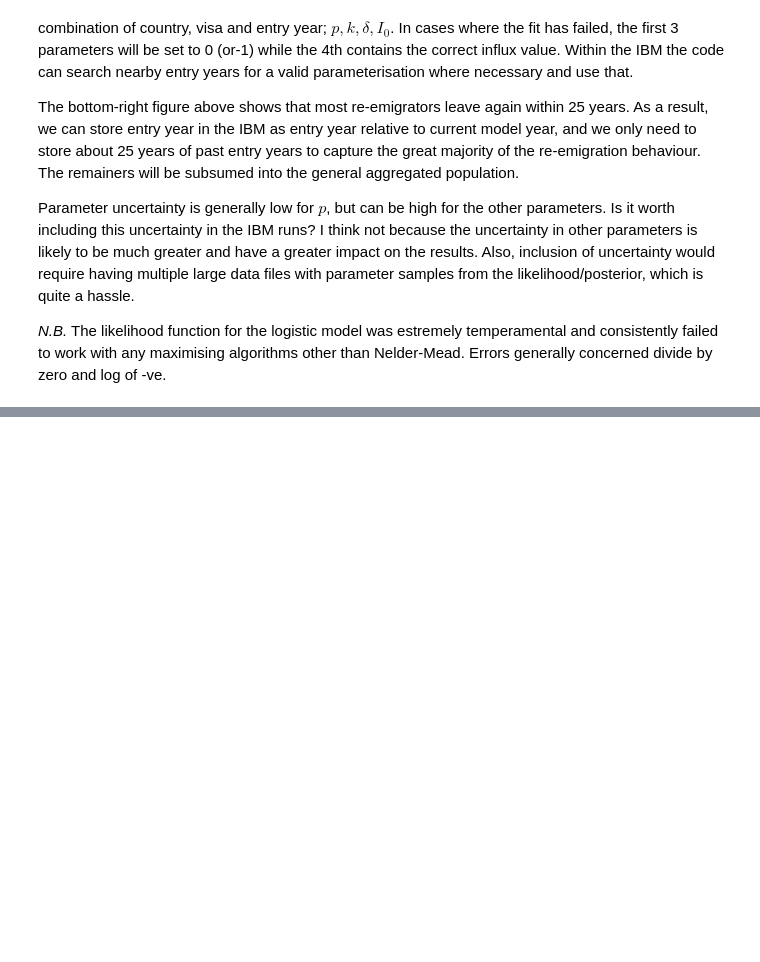
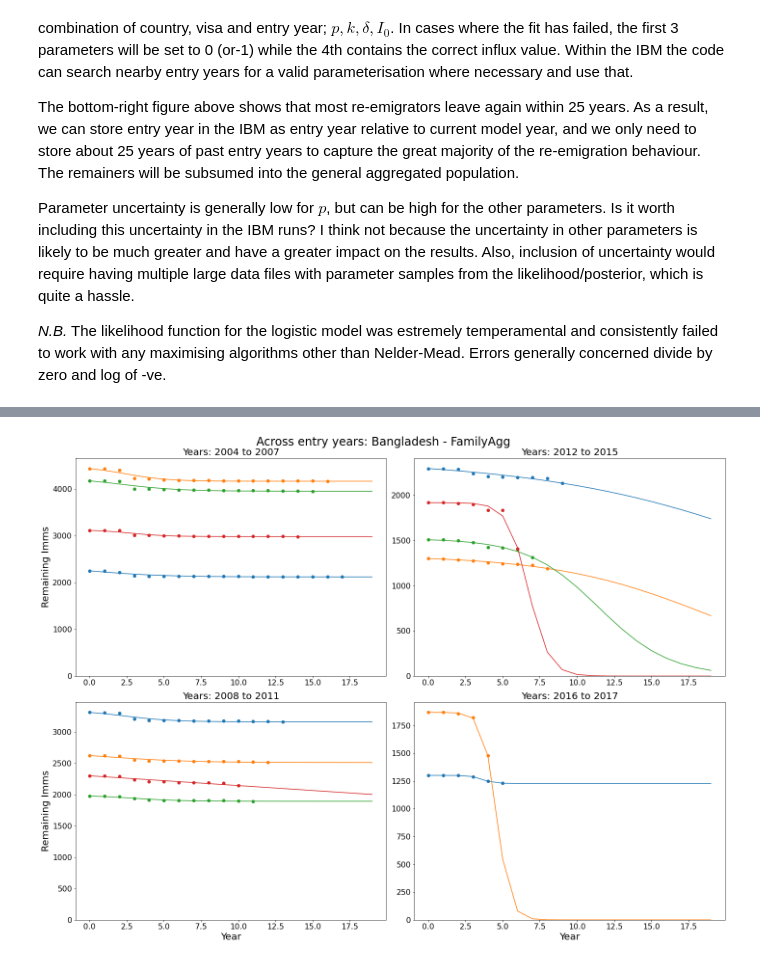
Before and after one commit to JamesTruscott/JupyterBinder, a Jupyter notebook: EmigrationModel/EmigFitting.ipynb, the cells around one changed output, grey strips where cells are left out. Cells and saved outputs as stored; diff of their text form; code cells hidden in the pictures; blank space fills up the shorter version.

```diff
--- a/EmigrationModel/EmigFitting.ipynb
+++ b/EmigrationModel/EmigFitting.ipynb
@@ -1060,0 +1327,100 @@ Parameter uncertainty is generally low for $p$, but can be high for the other pa
+# %%
+country = 'Bangladesh'
+visa = 'FamilyAgg'
+timeSpan = np.array(range(20))
+
+fig, ax = plt.subplots(ncols=2, nrows=2)
+
+startYear = 2004
+endYear = 2008
+maxY = 0
+for i in range(startYear, endYear):
+    plot_data, MLE_values, d_dict = getLogisticFit(country,visa, i)
+    # create extrapolated soln...
+    p = MLE_values[0]
+    k = MLE_values[1]
+    delta = MLE_values[2]
+    s_curve = [0.5*(1-np.tanh(k*(i-delta)/2)) for i in timeSpan]
+    theory = (p + (1-p)*np.array(s_curve)/s_curve[0])*plot_data['Data'].values[0]
+    ax[0, 0].plot(timeSpan, theory)
+    ax[0, 0].scatter(plot_data['Year'], plot_data['Data'])
+    maxY = max(maxY, max(plot_data['Data']))
+    title = f'Years: {startYear} to {endYear-1}'
+    ax[0, 0].set_title(title, fontsize=20)
+    ax[0, 0].tick_params(axis='both', which='major', labelsize=16)
+
+ax[0, 0].set_ylim(0, maxY*1.05)
+
+startYear = 2008
+endYear = 2012
+maxY = 0
+for i in range(startYear, endYear):
+    plot_data, MLE_values, d_dict = getLogisticFit(country,visa, i)
+    # create extrapolated soln...
+    p = MLE_values[0]
+    k = MLE_values[1]
+    delta = MLE_values[2]
+    s_curve = [0.5*(1-np.tanh(k*(i-delta)/2)) for i in timeSpan]
+    theory = (p + (1-p)*np.array(s_curve)/s_curve[0])*plot_data['Data'].values[0]
+    ax[1, 0].plot(timeSpan, theory)
+    ax[1, 0].scatter(plot_data['Year'], plot_data['Data'])
+    maxY = max(maxY, max(plot_data['Data']))
+    title = f'Years: {startYear} to {endYear-1}'
+    ax[1, 0].set_title(title, fontsize=20)
+    ax[1, 0].tick_params(axis='both', which='major', labelsize=16)
+
+ax[1, 0].set_ylim(0, maxY*1.05)
+
+
+startYear = 2012
+endYear = 2016
+maxY = 0
+for i in range(startYear, endYear):
+    plot_data, MLE_values, d_dict = getLogisticFit(country, visa, i)
+    # create extrapolated soln...
+    p = MLE_values[0]
+    k = MLE_values[1]
+    delta = MLE_values[2]
+    s_curve = [0.5*(1-np.tanh(k*(i-delta)/2)) for i in timeSpan]
+    theory = (p + (1-p)*np.array(s_curve)/s_curve[0])*plot_data['Data'].values[0]
+    ax[0, 1].plot(timeSpan, theory)
+    ax[0, 1].scatter(plot_data['Year'], plot_data['Data'])
+    maxY = max(maxY, max(plot_data['Data']))
+    title = f'Years: {startYear} to {endYear-1}'
+    ax[0, 1].set_title(title, fontsize=20)
+    ax[0, 1].tick_params(axis='both', which='major', labelsize=16)
+
+ax[0, 1].set_ylim(0, maxY*1.05)
+
+
+startYear = 2016
+endYear = 2018
+maxY = 0
+for i in range(startYear, endYear):
+    plot_data, MLE_values, d_dict = getLogisticFit(country,visa, i)
+    # create extrapolated soln...
+    p = MLE_values[0]
+    k = MLE_values[1]
+    delta = MLE_values[2]
+    s_curve = [0.5*(1-np.tanh(k*(i-delta)/2)) for i in timeSpan]
+    theory = (p + (1-p)*np.array(s_curve)/s_curve[0])*plot_data['Data'].values[0]
+    ax[1, 1].plot(timeSpan, theory)
+    ax[1, 1].scatter(plot_data['Year'], plot_data['Data'])
+    maxY = max(maxY, max(plot_data['Data']))
+    title = f'Years: {startYear} to {endYear-1}'
+    ax[1, 1].set_title(title, fontsize=20)
+    ax[1, 1].tick_params(axis='both', which='major', labelsize=16)
+
+ax[1, 1].set_ylim(0, maxY*1.05)
+
+ax[0, 0].set_ylabel('Remaining Imms', fontsize=20)
+ax[1, 0].set_ylabel('Remaining Imms', fontsize=20)
+ax[1, 0].set_xlabel(xlabel='Year', fontsize=20)
+ax[1, 1].set_xlabel(xlabel='Year', fontsize=20)
+
+fig.set_size_inches(20, 15)
+fig.suptitle(f'Across entry years: {country} - {visa}', fontsize=24)
+fig.tight_layout()
+plt.show()
+# %% [output]
+[figure, added]
```
Also changed, not shown: parts of 18 cells of this notebook, 6 other files.
